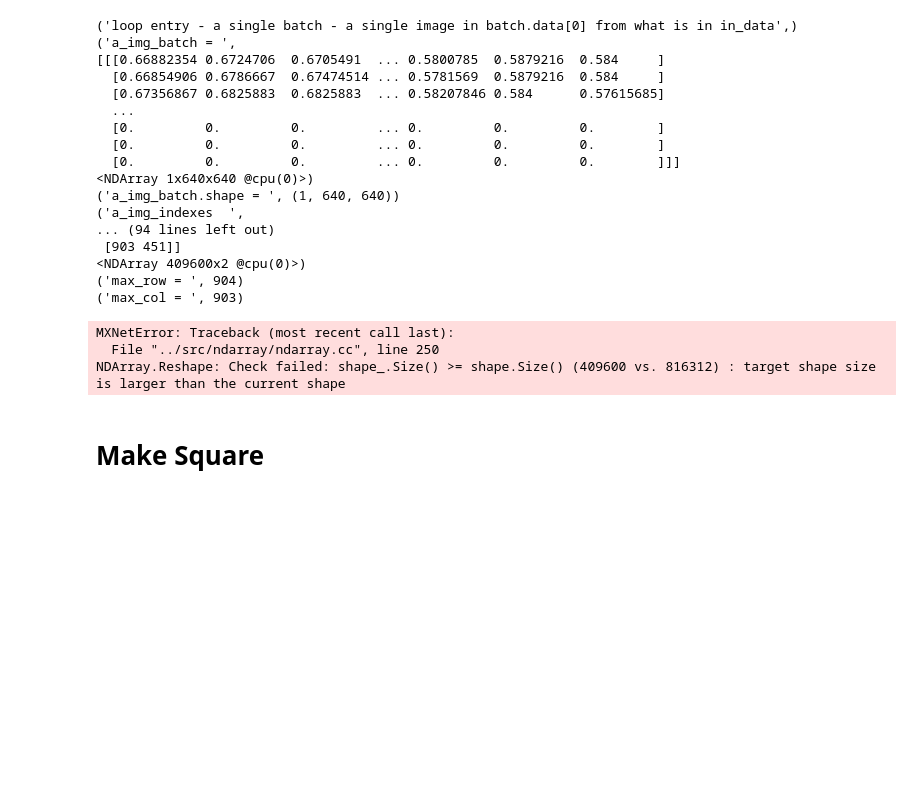
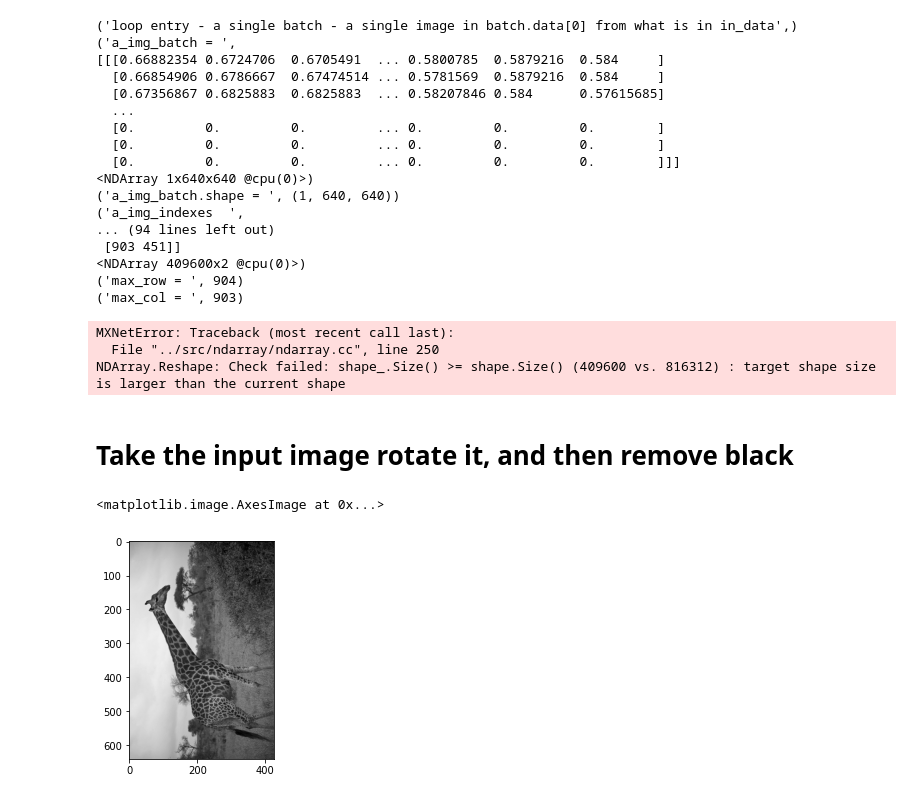
Before and after one commit to rtp-aws/devpost_aws_disaster_response, a Jupyter notebook: python/rotate_seven.ipynb, the cells around one changed output. Drawn from its saved outputs; the diff is of its cells as text; code cells hidden in the pictures; blank space fills up the shorter version.

Commit message:
update python

```diff
--- a/python/rotate_seven.ipynb
+++ b/python/rotate_seven.ipynb
@@ -122,7 +122,7 @@ def my_rotate(input_image_batch, rotate_matrix, verbose=False):
         # 3x3-> 9,2
         #
         num_rows = a_img_batch[0].size
-        my_print(True,'num_rows = ', num_rows)
+        my_print(verbose,'num_rows = ', num_rows)
         orig_indexes = mx.nd.reshape(a_img_indexes, shape=(num_rows,2))
         my_print(verbose, 'orig_indexes ', orig_indexes)
         orig_indexes = orig_indexes.astype("float32")
@@ -521,12 +519,27 @@ MXNetError: Traceback (most recent call last):
   File "../src/ndarray/ndarray.cc", line 250
 NDArray.Reshape: Check failed: shape_.Size() >= shape.Size() (409600 vs. 816312) : target shape size is larger than the current shape
 # %% [markdown]
-# Make Square
+# Take the input image rotate it, and then remove black
 # %%
 out_img_batch = my_rotate(in_img_batch, rotate_90)
 #
 # remove any rows with sum to zero
 #
-out_img_batch[0].sum(axis=0).
+out_img = out_img_batch[0]
+# I know the rotated image has addtional columns..
+# I also know the image is 640x640
+a_cumsum_array = nd.cumsum(out_img, axis=0)[639,:]
 
-#plt.imshow(out_img_batch[0].asnumpy(), cmap='gray')
+# create a sequence array using python.  This could be done once.
+Sequence_array = nd.zeros(640)
+for i in range(640):
+    Sequence_array[i] = i
+
+last_column_of_data = nd.where(a_cumsum_array==0, x=a_cumsum_array, y=Sequence_array).max().astype('int64').asscalar()
+last_column_of_data
+
+orig_size_image = out_img_batch[0,:,0:last_column_of_data]
+plt.imshow(orig_size_image.asnumpy(), cmap='gray')
+# %% [output]
+<matplotlib.image.AxesImage at 0x...>
+[figure, added]
```
Also changed, not shown: parts of 5 cells of this notebook, 1 other file.
